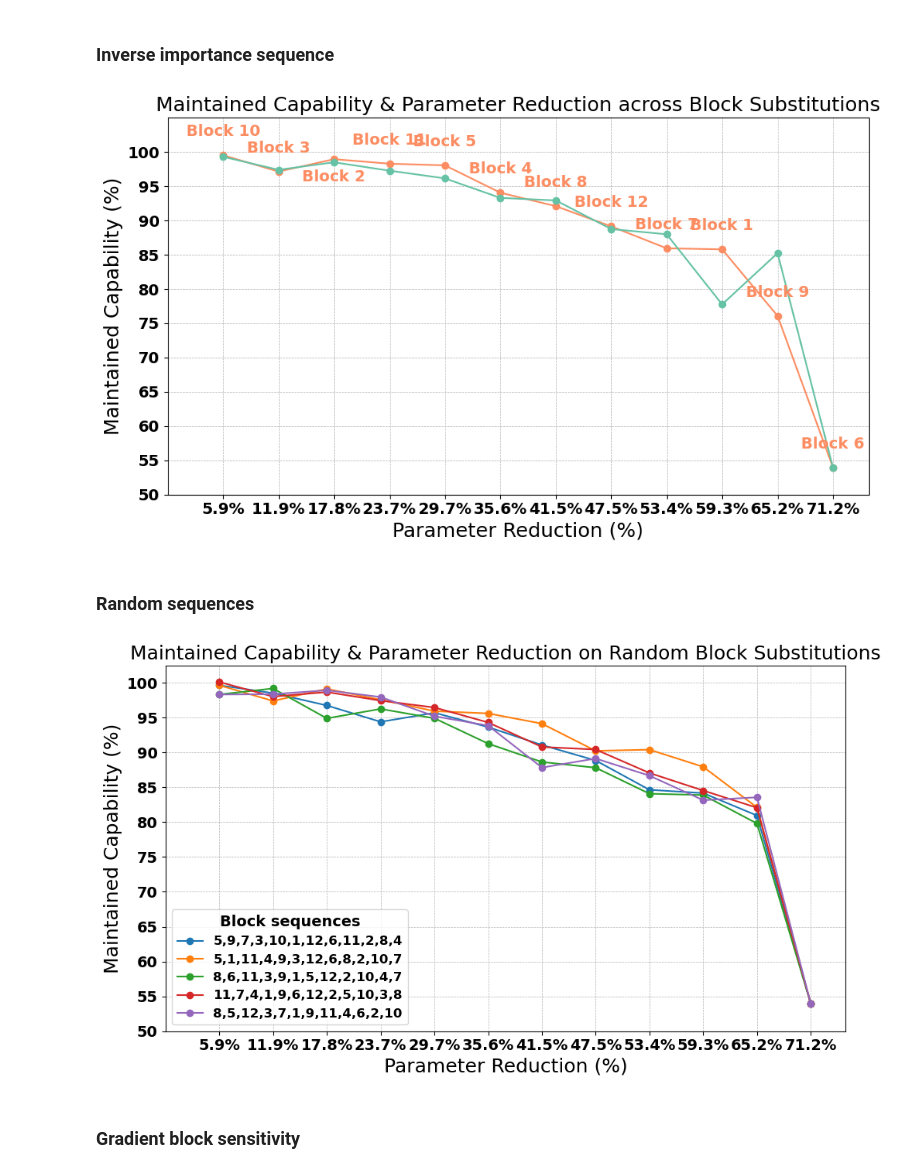
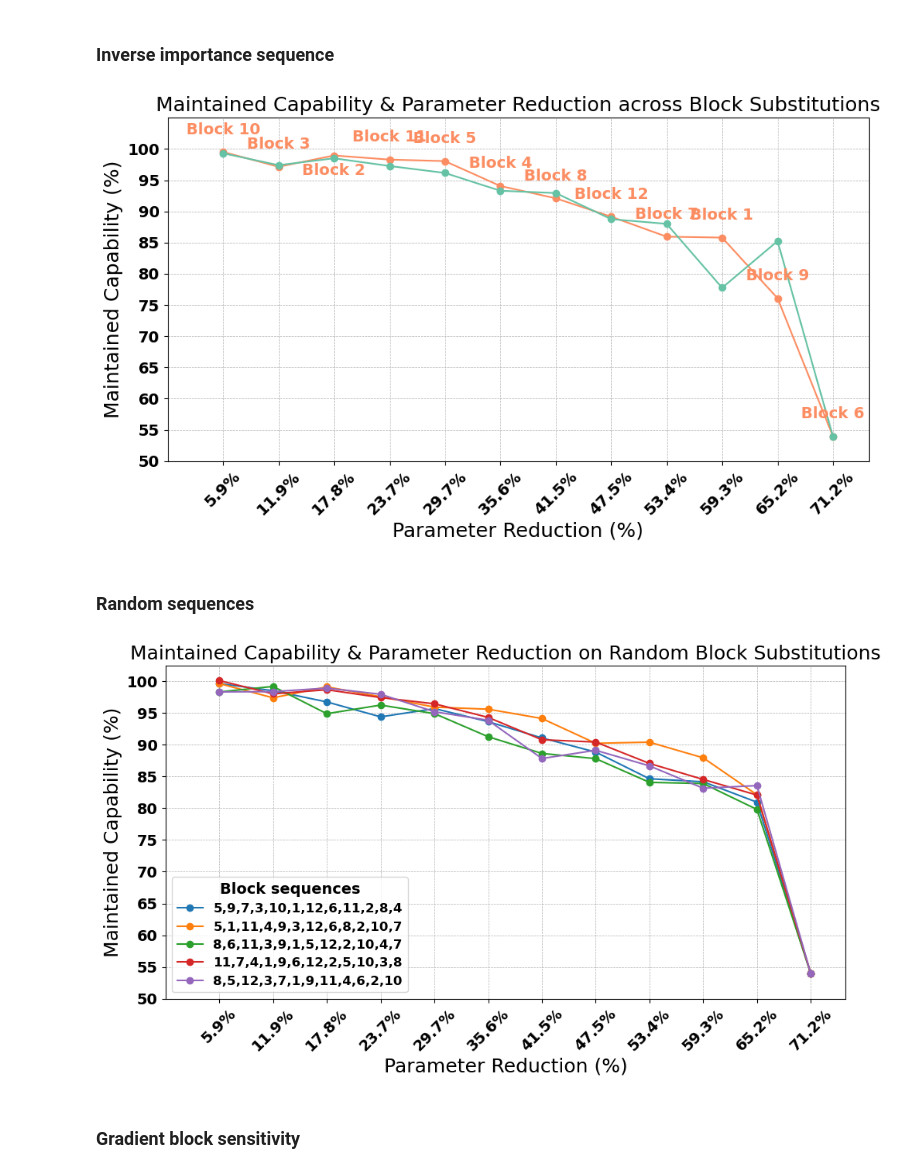
Before and after one commit to Malthehave/Bachelor-Thesis-2024, a Jupyter notebook: plot.ipynb, the cells around one changed output. Drawn from its saved outputs; the diff is of its cells as text; code cells hidden in the pictures.

```diff
--- a/plot.ipynb
+++ b/plot.ipynb
@@ -443,6 +413,9 @@ plt.ylabel('Maintained Capability (%)', fontsize=18)
 plt.ylim(50, 105)
 plt.xlim(0, 75)
 
+# Tilt the x ticks
+plt.xticks(rotation=45)
+
 # Adding a grid for better readability
 plt.grid(True, which='both', linestyle='--', linewidth=0.5)
 
@@ -458,7 +431,7 @@ plt.savefig('figures/inverse_importance_sequence_results.png', bbox_inches='tigh
 # Show the plot
 plt.show()
 # %% [output]
-[figure, old version]
+[figure, new version]
 # %% [markdown]
 ### Random sequences
 # %%
@@ -490,34 +463,37 @@ plt.rcParams.update({'font.size': 14})
 reduction_ticks = [5.93, 11.86, 17.79, 23.73, 29.69, 35.59, 41.52, 47.45, 53.38, 59.31, 65.24, 71.18]
 plt.xticks(reduction_ticks, labels=[f"{x:.1f}%" for x in reduction_ticks])
 
 # Plot Capability Maintained versus Reduction for both dataframes
 # plt.plot(reduction_ticks, inverse_df['Cap. Maintained'], marker='o', linestyle='-', color='#fc8d62', label='Inverse Sequence Capability Maintained')
 
 # Plot df
 for i, row in df.iterrows():
     plt.plot(reduction_ticks, row['Cap. Maintained'], marker='o', label=row['sequence'], linestyle='-')
 
 # Setting up the title and labels with font size adjustments
 plt.title('Maintained Capability & Parameter Reduction on Random Block Substitutions', fontsize=18)
 plt.xlabel('Parameter Reduction (%)', fontsize=18)
 plt.ylabel('Maintained Capability (%)', fontsize=18)
 # Legend
 plt.legend(loc='lower left', fontsize=12, title="Block sequences")
 
 # Adding a grid for better readability
 plt.grid(True, which='both', linestyle='--', linewidth=0.5)
 
 # y-ticks every 5
 plt.yticks(range(50, 101, 5))  # Extend to 105 to match the ylim
 plt.xlim(0, 75)
 
+# Tilt the x ticks
+plt.xticks(rotation=45)
+
 # Tight layout to ensure no clipping of tick-labels or titles
 plt.tight_layout()
 
 # Save to file
 plt.savefig('figures/random_block_sequence.png', bbox_inches='tight')
 # %% [output]
-[figure, old version]
+[figure, new version]
 # %% [markdown]
 ### Gradient block sensitivity
 # %%
```
Also changed, not shown: parts of 5 cells of this notebook, 6 other files.
